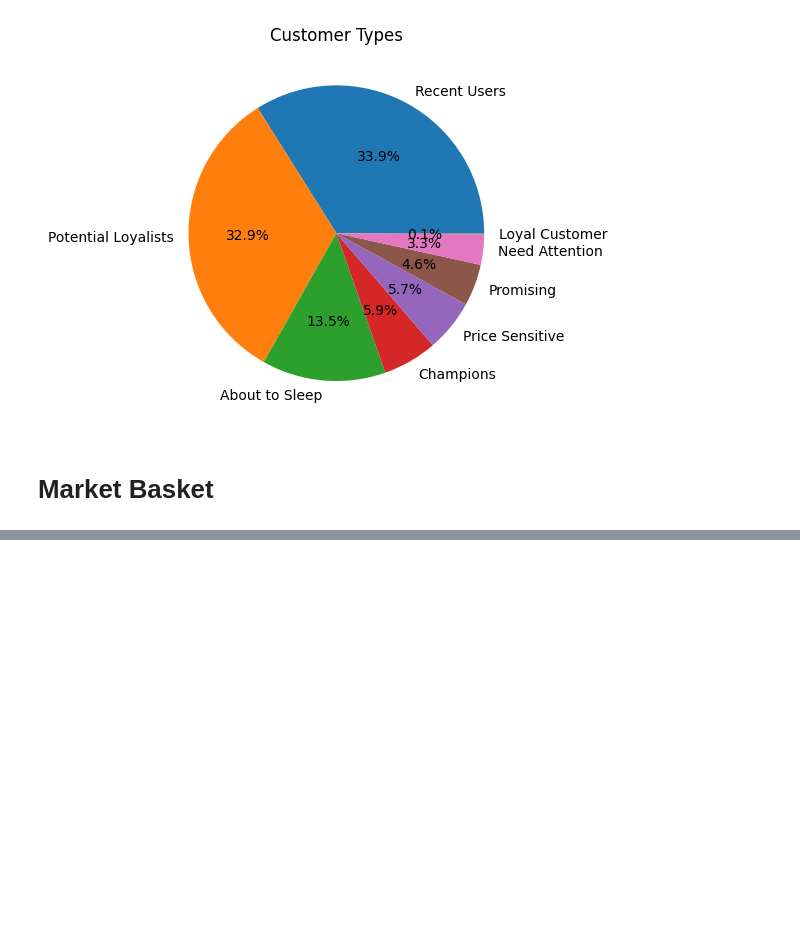
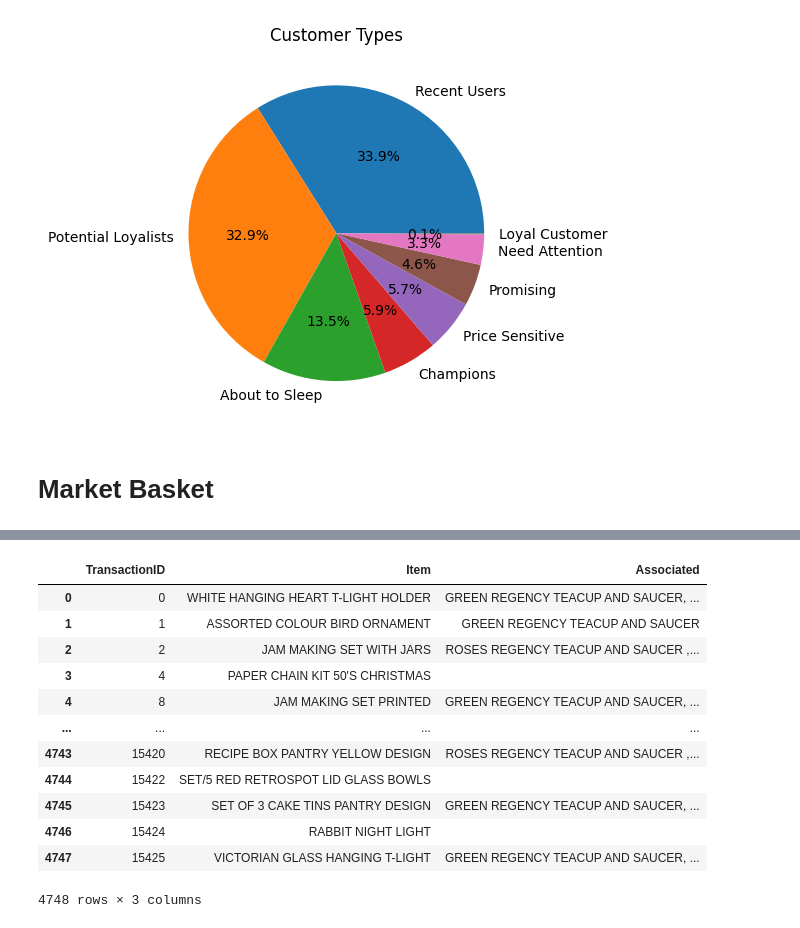
Before and after one commit to veryloooong/hust-project-1, a Jupyter notebook: recommender.ipynb, the cells around one changed output, grey strips where cells are left out. Drawn from its saved outputs; the diff is of its cells as text; code cells hidden in the pictures; blank space fills up the shorter version.

```diff
--- a/recommender.ipynb
+++ b/recommender.ipynb
@@ -119,0 +228,37 @@ product_count.plot.bar()
+# %%
+single_item_transactions
+
+single_item_table = pd.DataFrame({
+  'TransactionID': single_item_transactions.index,
+  'Item': single_item_transactions.iloc[:, 0]
+})
+
+single_item_table = single_item_table.reset_index(drop=True)
+
+# from df_results, find association rules that contain items in single_item_table and put the items in the column 'Associated' in single_item_table
+for i in range(single_item_table.shape[0]):
+  item = single_item_table.at[i, 'Item']
+  associated = set()
+  for row in df_results.itertuples(index=False):
+    if row[0] == item and row[2]:
+      associated.append(row[1])
+    elif row[1] == item:
+      associated.append(row[0])
+
+  single_item_table.at[i, 'Associated'] = ', '.join(associated)
+
+single_item_table
+# %% [output]
+|  | TransactionID | Item | Associated |
+| 0 | 0 | WHITE HANGING HEART T-LIGHT HOLDER | GREEN REGENCY TEACUP AND SAUCER, ... |
+| 1 | 1 | ASSORTED COLOUR BIRD ORNAMENT | GREEN REGENCY TEACUP AND SAUCER |
+| 2 | 2 | JAM MAKING SET WITH JARS | ROSES REGENCY TEACUP AND SAUCER ,... |
+| 3 | 4 | PAPER CHAIN KIT 50'S CHRISTMAS |  |
+| 4 | 8 | JAM MAKING SET PRINTED | GREEN REGENCY TEACUP AND SAUCER, ... |
+| ... | ... | ... | ... |
+| 4743 | 15420 | RECIPE BOX PANTRY YELLOW DESIGN | ROSES REGENCY TEACUP AND SAUCER ,... |
+| 4744 | 15422 | SET/5 RED RETROSPOT LID GLASS BOWLS |  |
+| 4745 | 15423 | SET OF 3 CAKE TINS PANTRY DESIGN | GREEN REGENCY TEACUP AND SAUCER, ... |
+| 4746 | 15424 | RABBIT NIGHT LIGHT |  |
+| 4747 | 15425 | VICTORIAN GLASS HANGING T-LIGHT | GREEN REGENCY TEACUP AND SAUCER, ... |
+4748 rows × 3 columns
```
Also changed, not shown: parts of 8 cells of this notebook, 1 other file.
